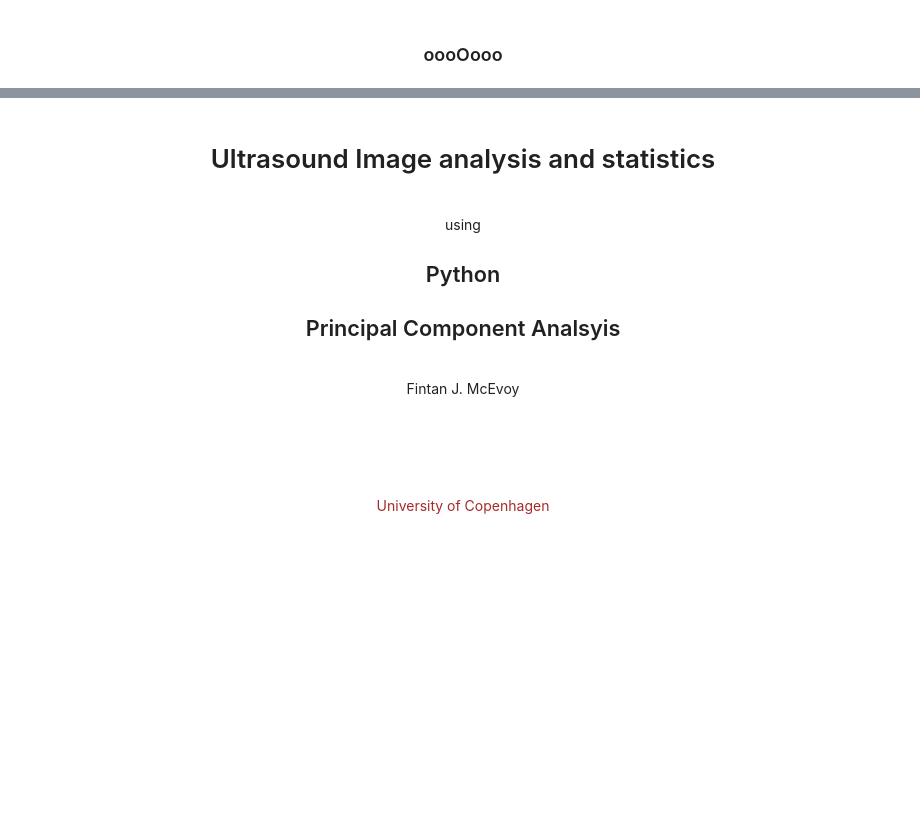
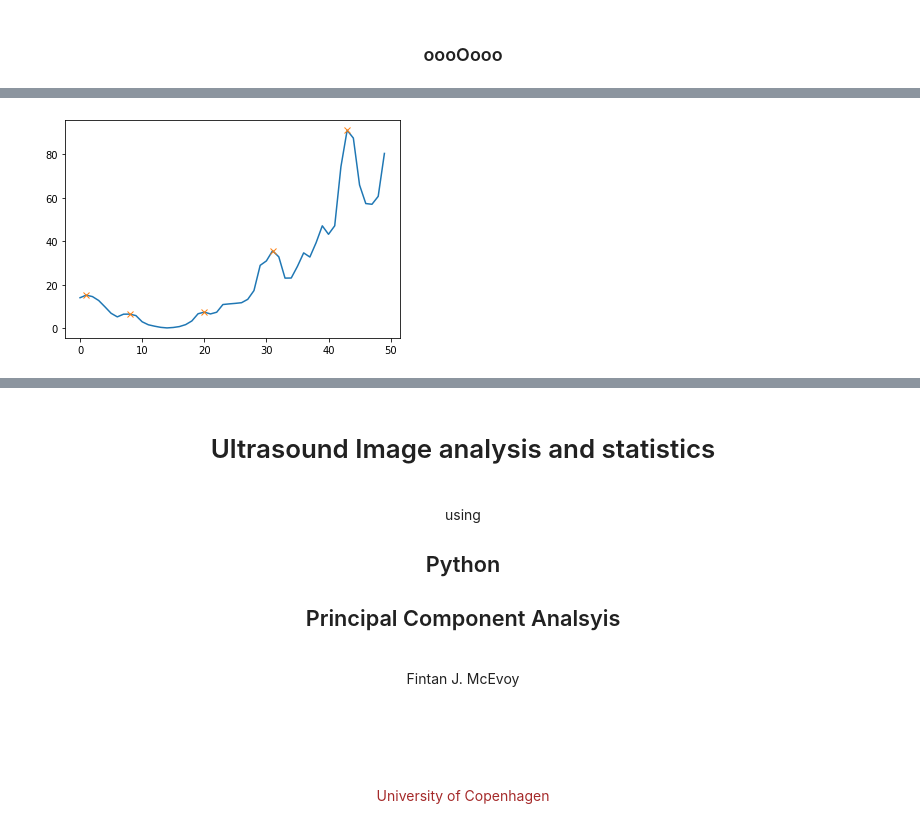
Before and after one commit to Fintan-McEvoy/vila_real, a Jupyter notebook: notebook-binder.ipynb, the cells around one changed output, grey strips where cells are left out. Saved outputs shown, nothing was run; the diff lists cells and outputs as text; code cells hidden in the pictures; blank space fills up the shorter version.

```diff
--- a/notebook-binder.ipynb
+++ b/notebook-binder.ipynb
@@ -347,0 +415,10 @@ df_loadings
+# %%
+#Find peaks from scipy.signal "find_peaks"
+x=Pxx_den[50:100]
+peaks, _ = find_peaks(x, height=0)
+peaks, properties=find_peaks(x, height=0, width=1)
+plt.plot(x)
+plt.plot(peaks, x[peaks], "x")
+plt.show()
+# %% [output]
+[figure, added]
```
Also changed, not shown: parts of 9 cells of this notebook.
